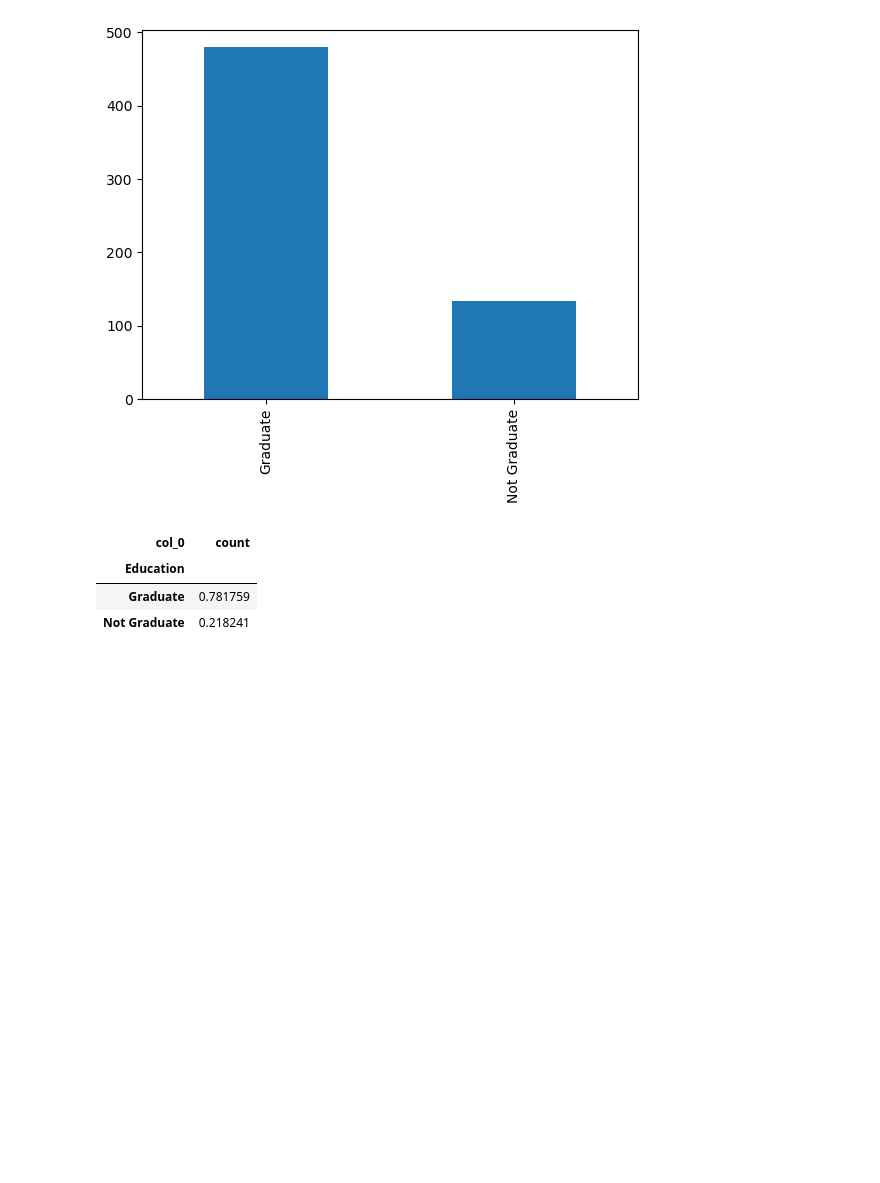
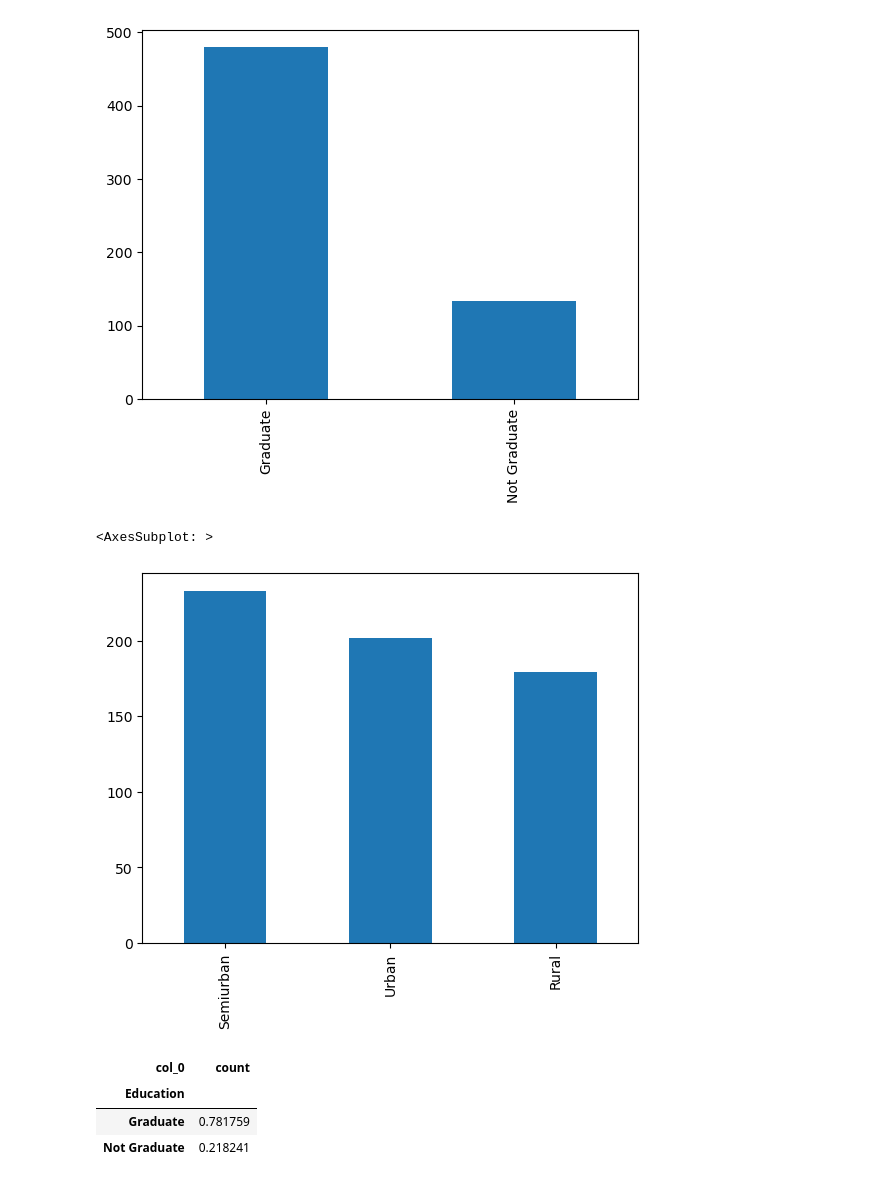
Before and after one commit to OswaldoU/mini-project-IV-deployment-, a Jupyter notebook: notebooks/instructions.ipynb, the cells around one changed output. Saved outputs shown, nothing was run; the diff lists cells and outputs as text; code cells hidden in the pictures; blank space fills up the shorter version.

```diff
--- a/notebooks/instructions.ipynb
+++ b/notebooks/instructions.ipynb
@@ -257,6 +257,11 @@ df['Education'].value_counts().plot(kind= 'bar')
 # %% [output]
 <AxesSubplot: >
 [figure]
+# %%
+df['Property_Area'].value_counts().plot(kind= 'bar')
+# %% [output]
+<AxesSubplot: >
+[figure, added]
 # %%
 pd.crosstab(df['Education'], columns= 'count', normalize= True)
 # %% [output]
```
Also changed, not shown: parts of 6 cells of this notebook.
